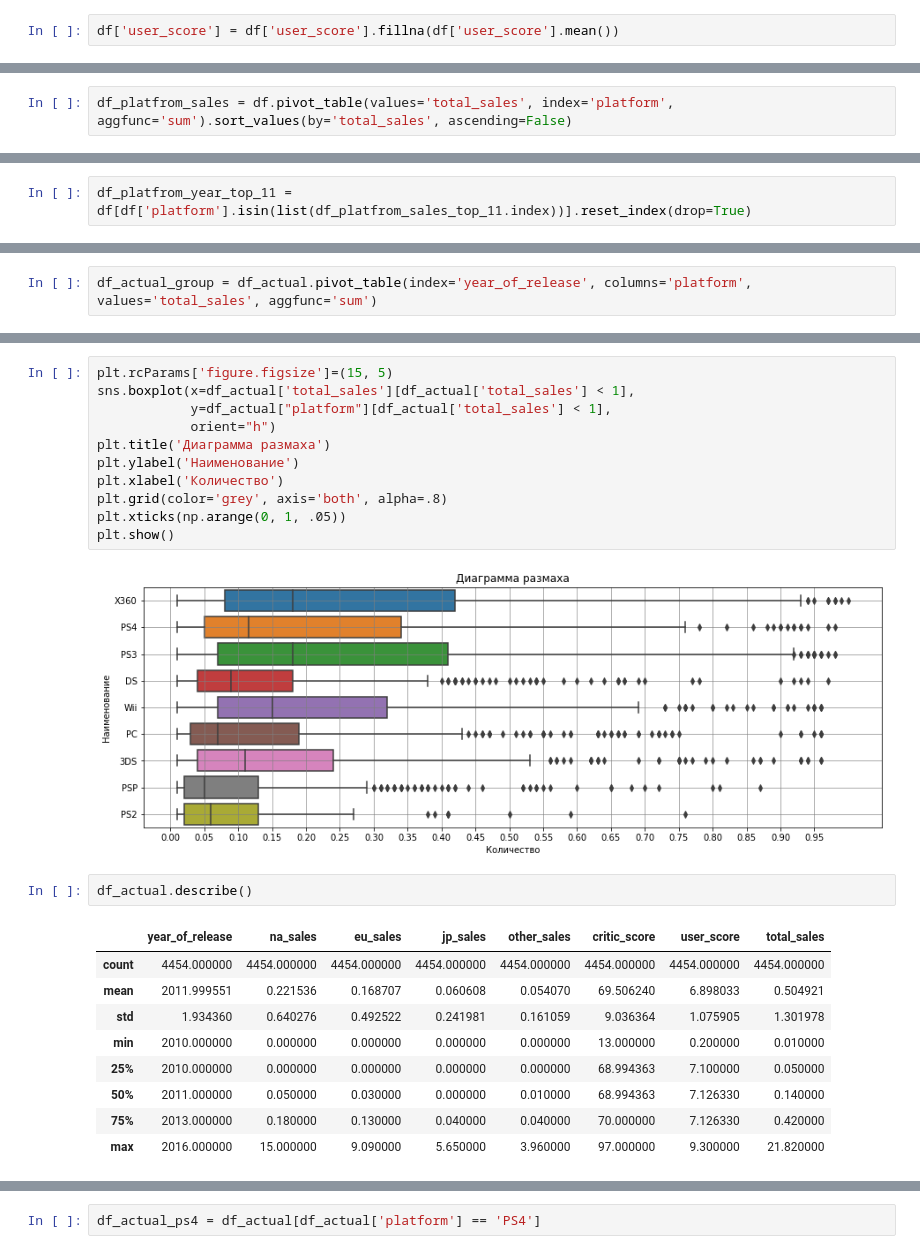
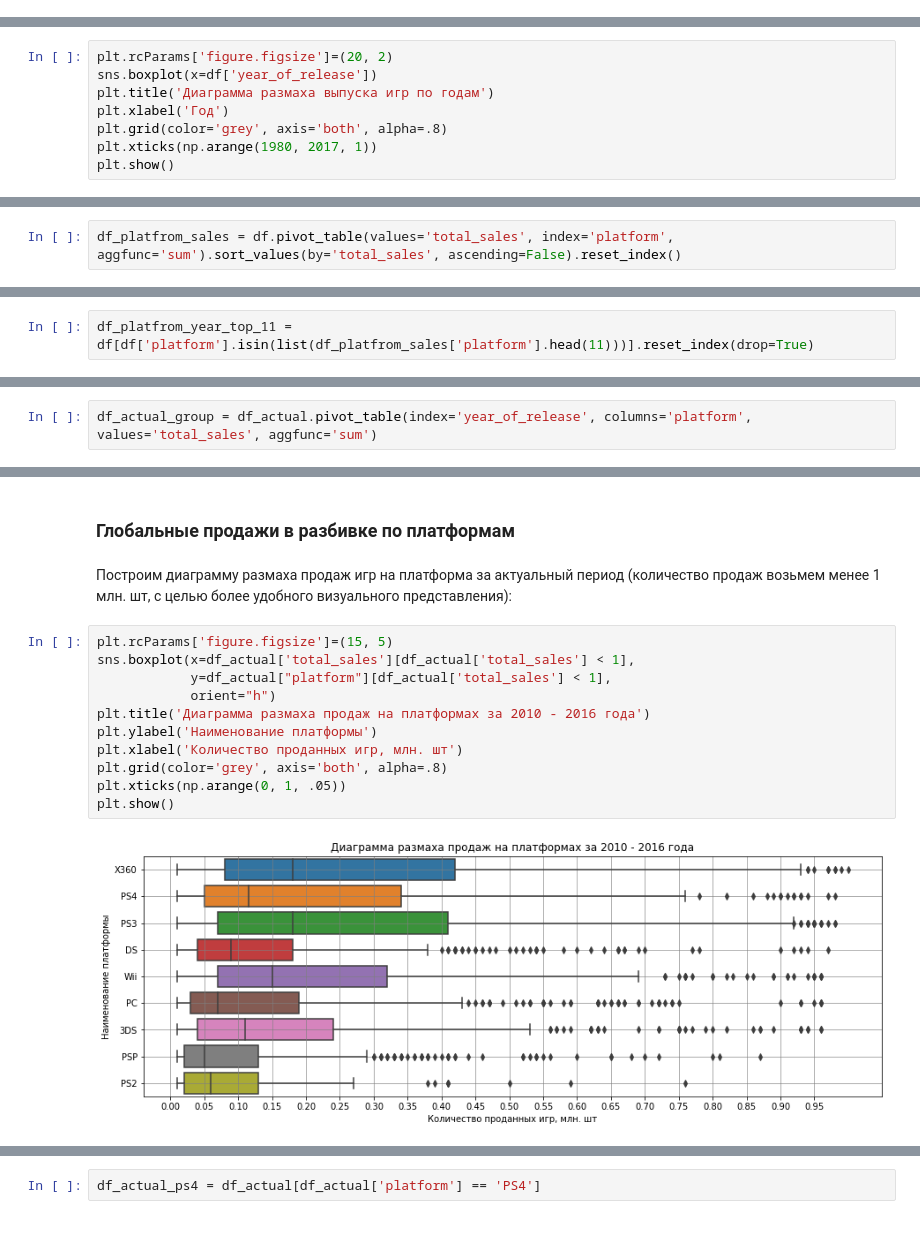
Before and after one commit to klipbn/klip_study, a Jupyter notebook: analysis_sales_computer_games/analysis_sales_computer_games.ipynb, the cells around one changed output, grey strips where cells are left out. Drawn from its saved outputs; the diff is of its cells as text.

```diff
--- a/analysis_sales_computer_games/analysis_sales_computer_games.ipynb
+++ b/analysis_sales_computer_games/analysis_sales_computer_games.ipynb
@@ -342,2 +438,0 @@ df['user_score'] = df['user_score'].astype('float')
-# %%
-df['user_score'] = df['user_score'].fillna(df['user_score'].mean())
@@ -385,0 +463,8 @@ plt.show()
+# %%
+plt.rcParams['figure.figsize']=(20, 2)
+sns.boxplot(x=df['year_of_release'])
+plt.title('Диаграмма размаха выпуска игр по годам')
+plt.xlabel('Год')
+plt.grid(color='grey', axis='both', alpha=.8)
+plt.xticks(np.arange(1980, 2017, 1))
+plt.show()
@@ -396,2 +485,2 @@ df['total_sales'] = df.apply(total_sales, axis=1)
 # %%
-df_platfrom_sales = df.pivot_table(values='total_sales', index='platform', aggfunc='sum').sort_values(by='total_sales', ascending=False)
+df_platfrom_sales = df.pivot_table(values='total_sales', index='platform', aggfunc='sum').sort_values(by='total_sales', ascending=False).reset_index()
@@ -422,2 +526,2 @@ df_platfrom_sales_top_11 = df_platfrom_sales.head(11)
 # %%
-df_platfrom_year_top_11 = df[df['platform'].isin(list(df_platfrom_sales_top_11.index))].reset_index(drop=True)
+df_platfrom_year_top_11 = df[df['platform'].isin(list(df_platfrom_sales['platform'].head(11)))].reset_index(drop=True)
@@ -501,25 +639,17 @@ plt.show()
+# %% [markdown]
+###  Глобальные продажи в разбивке по платформам
+# %% [markdown]
+Построим диаграмму размаха продаж игр на платформа за актуальный период (количество продаж возьмем менее 1 млн. шт, с целью более удобного визуального представления):
 # %%
 plt.rcParams['figure.figsize']=(15, 5)
 sns.boxplot(x=df_actual['total_sales'][df_actual['total_sales'] < 1],
             y=df_actual["platform"][df_actual['total_sales'] < 1],
             orient="h")
-plt.title('Диаграмма размаха')
-plt.ylabel('Наименование')
-plt.xlabel('Количество')
+plt.title('Диаграмма размаха продаж на платформах за 2010 - 2016 года')
+plt.ylabel('Наименование платформы')
+plt.xlabel('Количество проданных игр, млн. шт')
 plt.grid(color='grey', axis='both', alpha=.8)
 plt.xticks(np.arange(0, 1, .05))
 plt.show()
 # %% [output]
-[figure, old version]
+[figure, new version]
-# %%
-df_actual.describe()
-# %% [output]
-|  | year_of_release | na_sales | eu_sales | jp_sales | other_sales | critic_score | user_score | total_sales |
-| count | 4454.000000 | 4454.000000 | 4454.000000 | 4454.000000 | 4454.000000 | 4454.000000 | 4454.000000 | 4454.000000 |
-| mean | 2011.999551 | 0.221536 | 0.168707 | 0.060608 | 0.054070 | 69.506240 | 6.898033 | 0.504921 |
-| std | 1.934360 | 0.640276 | 0.492522 | 0.241981 | 0.161059 | 9.036364 | 1.075905 | 1.301978 |
-| min | 2010.000000 | 0.000000 | 0.000000 | 0.000000 | 0.000000 | 13.000000 | 0.200000 | 0.010000 |
-| 25% | 2010.000000 | 0.000000 | 0.000000 | 0.000000 | 0.000000 | 68.994363 | 7.100000 | 0.050000 |
-| 50% | 2011.000000 | 0.050000 | 0.030000 | 0.000000 | 0.010000 | 68.994363 | 7.126330 | 0.140000 |
-| 75% | 2013.000000 | 0.180000 | 0.130000 | 0.040000 | 0.040000 | 70.000000 | 7.126330 | 0.420000 |
-| max | 2016.000000 | 15.000000 | 9.090000 | 5.650000 | 3.960000 | 97.000000 | 9.300000 | 21.820000 |
```
Also changed, not shown: parts of 218 cells of this notebook.
